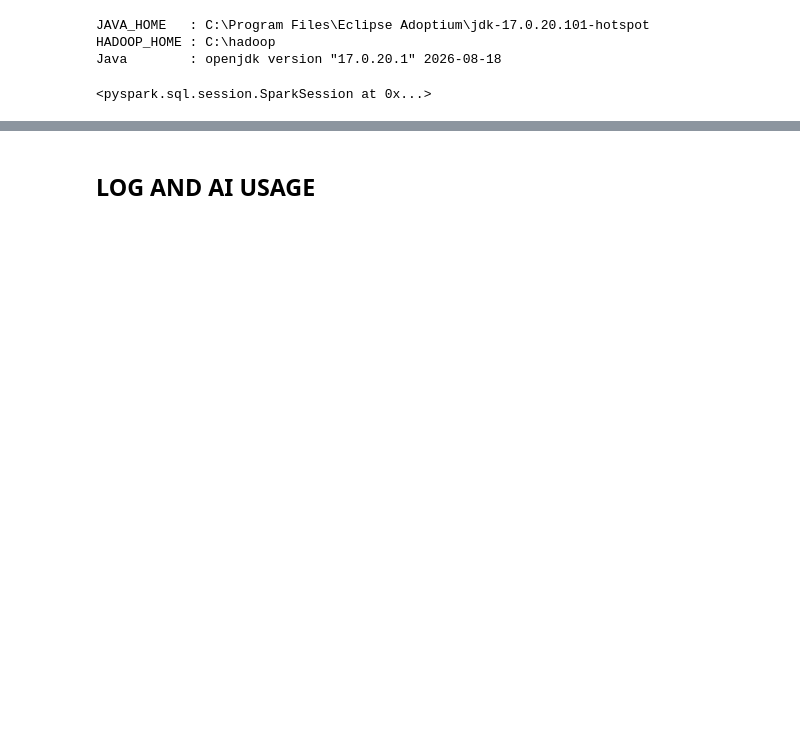
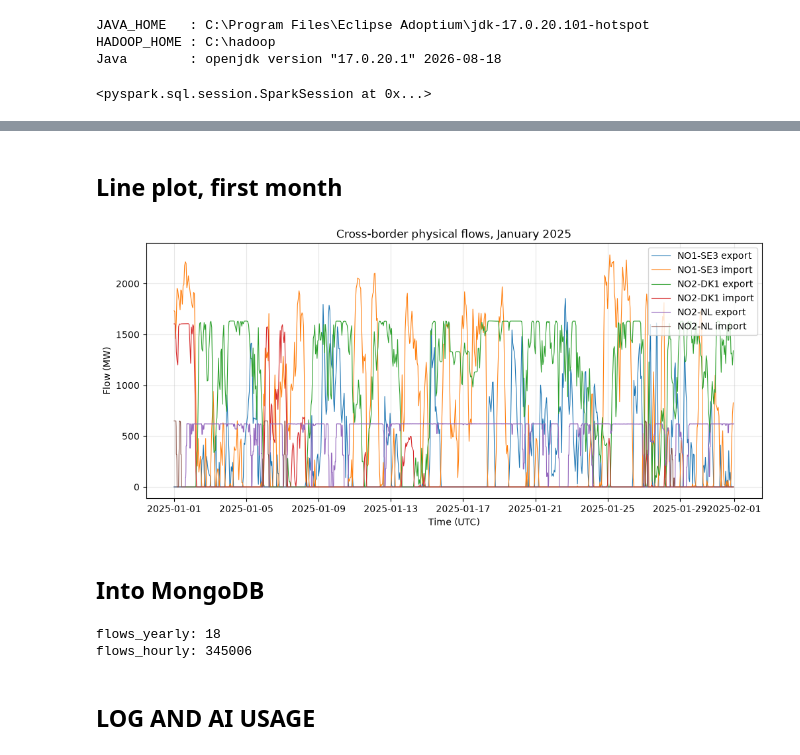
Before and after one commit to Knutis1/IND320_Application, a Jupyter notebook: App/notebooks/Task2.ipynb, the cells around one changed output, grey strips where cells are left out. Drawn from its saved outputs; the diff is of its cells as text; code cells hidden in the pictures; blank space fills up the shorter version.

Commit message:
Part 2: ENTSO-E pipeline, MongoDB pages, README

```diff
--- a/App/notebooks/Task2.ipynb
+++ b/App/notebooks/Task2.ipynb
@@ -120,2 +348,49 @@ Java        : openjdk version "17.0.20.1" 2026-08-18
+# %% [markdown]
+## Line plot, first month
+# %%
+month = (sdf_all
+    .filter((F.year("ts") == 2025) & (F.month("ts") == 1))
+    .toPandas()
+    .sort_values("ts"))
+
+plt.figure(figsize=(12, 5))
+for (c, d), group in month.groupby(["connection", "direction"]):
+    plt.plot(group["ts"], group["flow_mw"], label=f"{c} {d}", linewidth=0.8)
+
+plt.title("Cross-border physical flows, January 2025")
+plt.xlabel("Time (UTC)")
+plt.ylabel("Flow (MW)")
+plt.legend()
+plt.grid(alpha=0.3)
+plt.show()
+# %% [output]
+[figure, added]
+# %% [markdown]
+## Into MongoDB
+# %%
+import os
+from pymongo import MongoClient
+from dotenv import load_dotenv
+
+load_dotenv()
+db = MongoClient(os.environ["MONGO_URI"])["ind320"]
+
+# Yearly totals -> the pie chart on the app
+db.flows_yearly.delete_many({})
+db.flows_yearly.insert_many(yearly.to_dict("records"))
+
+# Hourly rows -> the line plot on the app
+hourly = sdf_all.toPandas()
+db.flows_hourly.delete_many({})
+for i in range(0, len(hourly), 5000):
+    db.flows_hourly.insert_many(hourly.iloc[i:i + 5000].to_dict("records"))
+
+db.flows_hourly.create_index([("connection", 1), ("direction", 1), ("ts", 1)])
+
+print("flows_yearly:", db.flows_yearly.count_documents({}))
+print("flows_hourly:", db.flows_hourly.count_documents({}))
+# %% [output]
+flows_yearly: 18
+flows_hourly: 345006
 # %% [markdown]
 ## LOG AND AI USAGE
```
Also changed, not shown: parts of 23 cells of this notebook, 4 other files.
